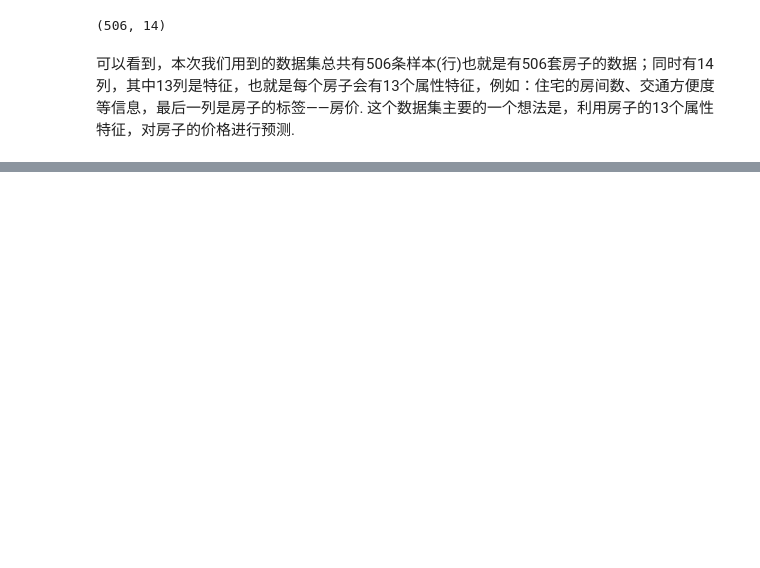
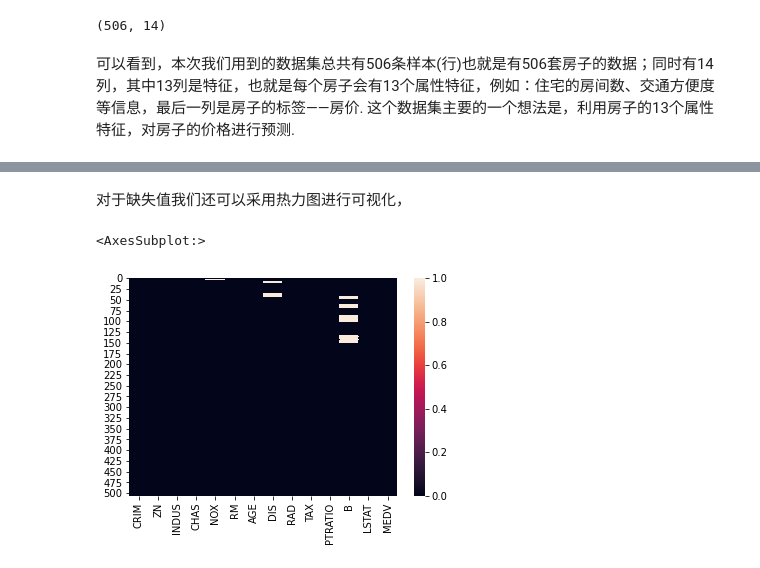
Before and after one commit to Git-Model/Modeling-Universe, a Jupyter notebook: Data-Story/Task1_EDA初体验/Task1：EDA初体验--波士顿房价分析.ipynb, the cells around one changed output, grey strips where cells are left out. Cells and saved outputs as stored; diff of their text form; code cells hidden in the pictures; blank space fills up the shorter version.

```diff
--- a/Data-Story/Task1_EDA初体验/Task1：EDA初体验--波士顿房价分析.ipynb
+++ b/Data-Story/Task1_EDA初体验/Task1：EDA初体验--波士顿房价分析.ipynb
@@ -76,0 +198,7 @@ house.describe()
+# %% [markdown]
+对于缺失值我们还可以采用热力图进行可视化，
+# %%
+sns.heatmap(null.isnull())
+# %% [output]
+<AxesSubplot:>
+[figure, added]
```
Also changed, not shown: parts of 24 cells of this notebook, 3 other files.
